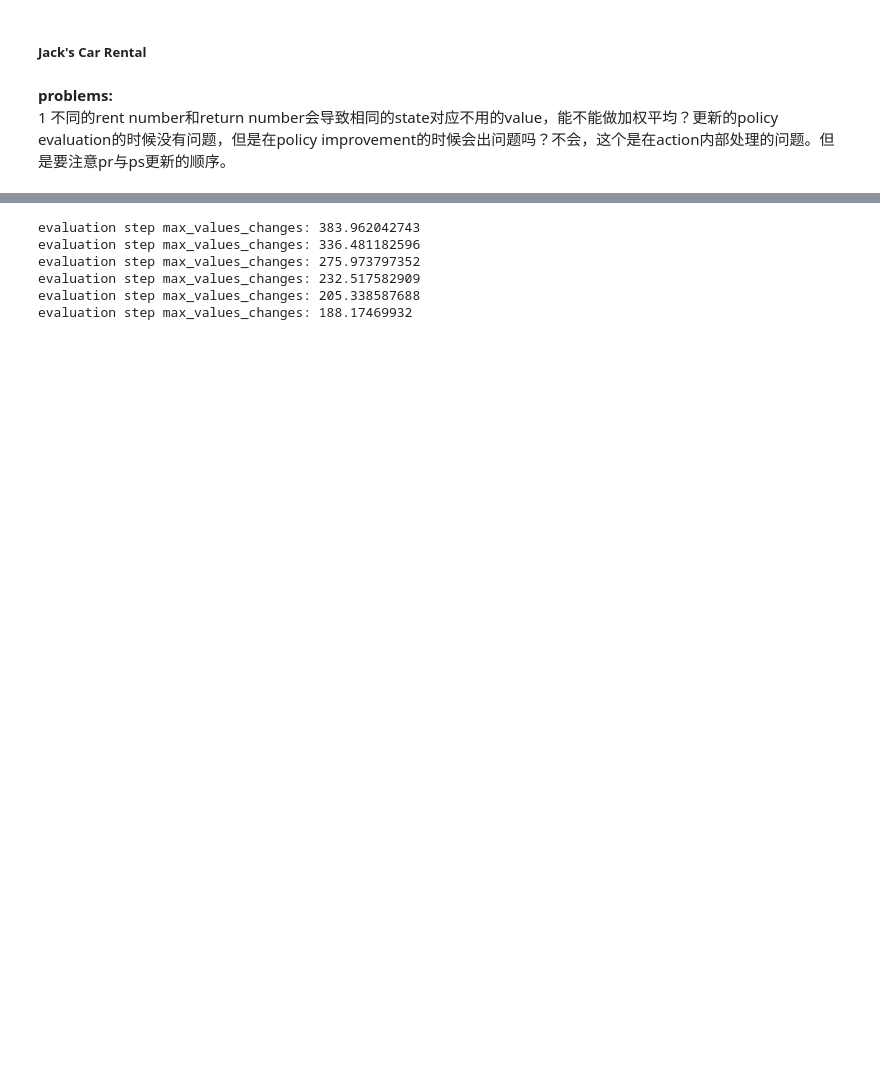
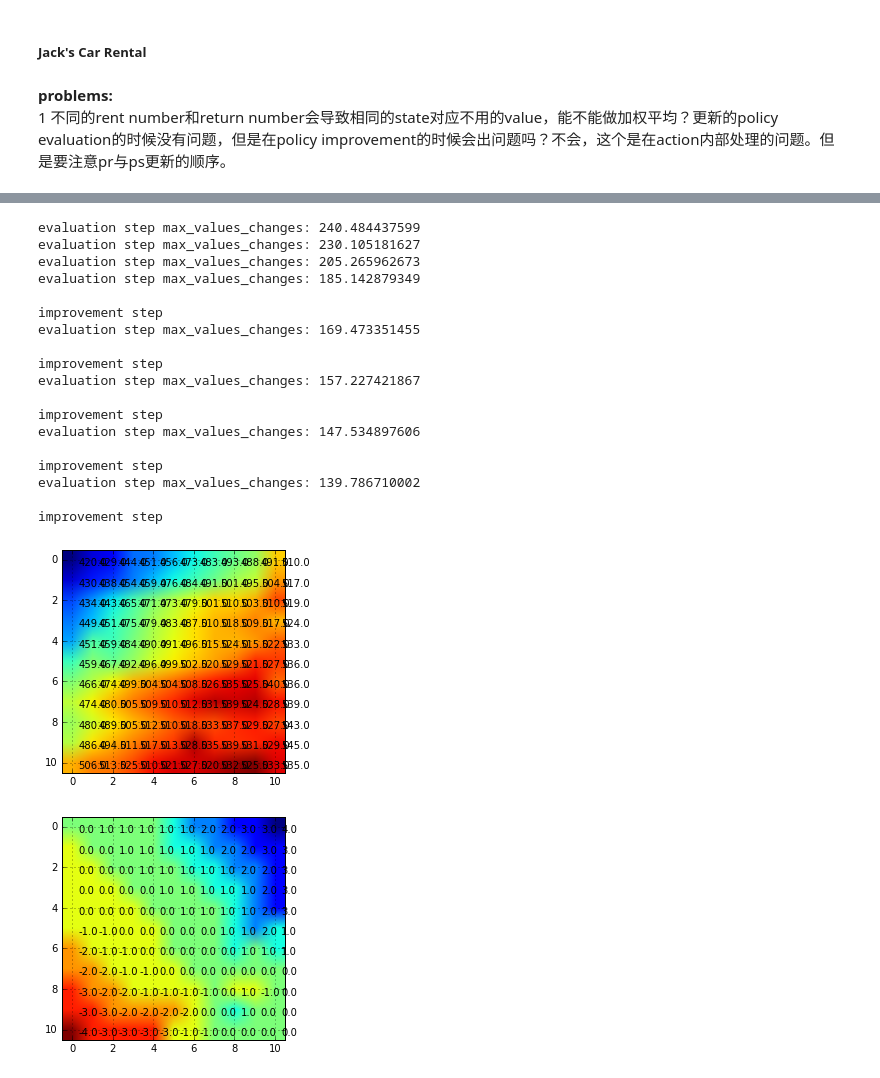
Before and after one commit to RL-reading-group/YK_code, a Jupyter notebook: Exercise 4.5.ipynb, the cells around one changed output, grey strips where cells are left out. Cells and saved outputs as stored; diff of their text form; code cells hidden in the pictures; blank space fills up the shorter version.

```diff
--- a/Exercise 4.5.ipynb
+++ b/Exercise 4.5.ipynb
@@ -193,9 +198,9 @@ import matplotlib.pyplot as plt
     state:[n_carA, n_carB]
     action:n_carFromAtoB
     '''
-max_n = 20
+max_n = 10
 max_n_m = 5
-max_each_park = 10
+max_each_park = 7
 
 def possion(lam, high):
     if high != 0:
@@ -321,41 +326,62 @@ class JackCR(object):
             while evaluation_flag:
                 values_temp = self.values.copy()
                 self.policy_evaluation()
                 max_values_changes = 0
                 for a, b in zip(values_temp.values(), self.values.values()):
                     max_values_changes = max(max_values_changes, abs(a - b))
                 if max_values_changes < self.theta:
                     evaluation_flag = False
                 print 'evaluation step', 'max_values_changes:', max_values_changes
             self.policy_improvement()
             print ' '
             print 'improvement step'
 
 
 
 
 
 test = JackCR()
-# print test.value
-# print test.compute_psr(10, 10, 5)
-# test.policy_improvement()
-# test.policy_evaluation()
 test.train()
 values = np.random.randn(max_n + 1, max_n + 1)
 policies = np.random.randn(max_n + 1, max_n + 1)
 for key, value in zip(test.values.keys(), test.values.values()):
     values[int(key[:key.find('_')]), int(key[key.find('_')+1:])] = value
 for key_p, policy in zip(test.policy.keys(), test.policy.values()):
     policies[int(key_p[:key_p.find('_')]), int(key_p[key_p.find('_')+1:])] = policy
+A = range(0, max_n + 1)
+B = range(0, max_n + 1)
+plt.imshow(values)
+for a in A:
+    for b in B:
+        plt.text(a+0.3, b+0.3, str(np.floor(test.values[str(a) + '_' + str(b)])))
 
-plt.imshow(values)
+plt.grid()
 plt.show()
 plt.imshow(policies)
+for a in A:
+    for b in B:
+        plt.text(a+0.3, b+0.3, str(np.floor(test.policy[str(a) + '_' + str(b)])))
+
+plt.grid()
 plt.show()
 # %% [output]
-evaluation step max_values_changes: 383.962042743
-evaluation step max_values_changes: 336.481182596
-evaluation step max_values_changes: 275.973797352
-evaluation step max_values_changes: 232.517582909
-evaluation step max_values_changes: 205.338587688
-evaluation step max_values_changes: 188.17469932
+evaluation step max_values_changes: 240.484437599
+evaluation step max_values_changes: 230.105181627
+evaluation step max_values_changes: 205.265962673
+evaluation step max_values_changes: 185.142879349
+
+improvement step
+evaluation step max_values_changes: 169.473351455
+
+improvement step
+evaluation step max_values_changes: 157.227421867
+
+improvement step
+evaluation step max_values_changes: 147.534897606
+
+improvement step
+evaluation step max_values_changes: 139.786710002
+
+improvement step
+[figure, added]
+[figure, added]
```
Also changed, not shown: parts of 1 cell of this notebook.
